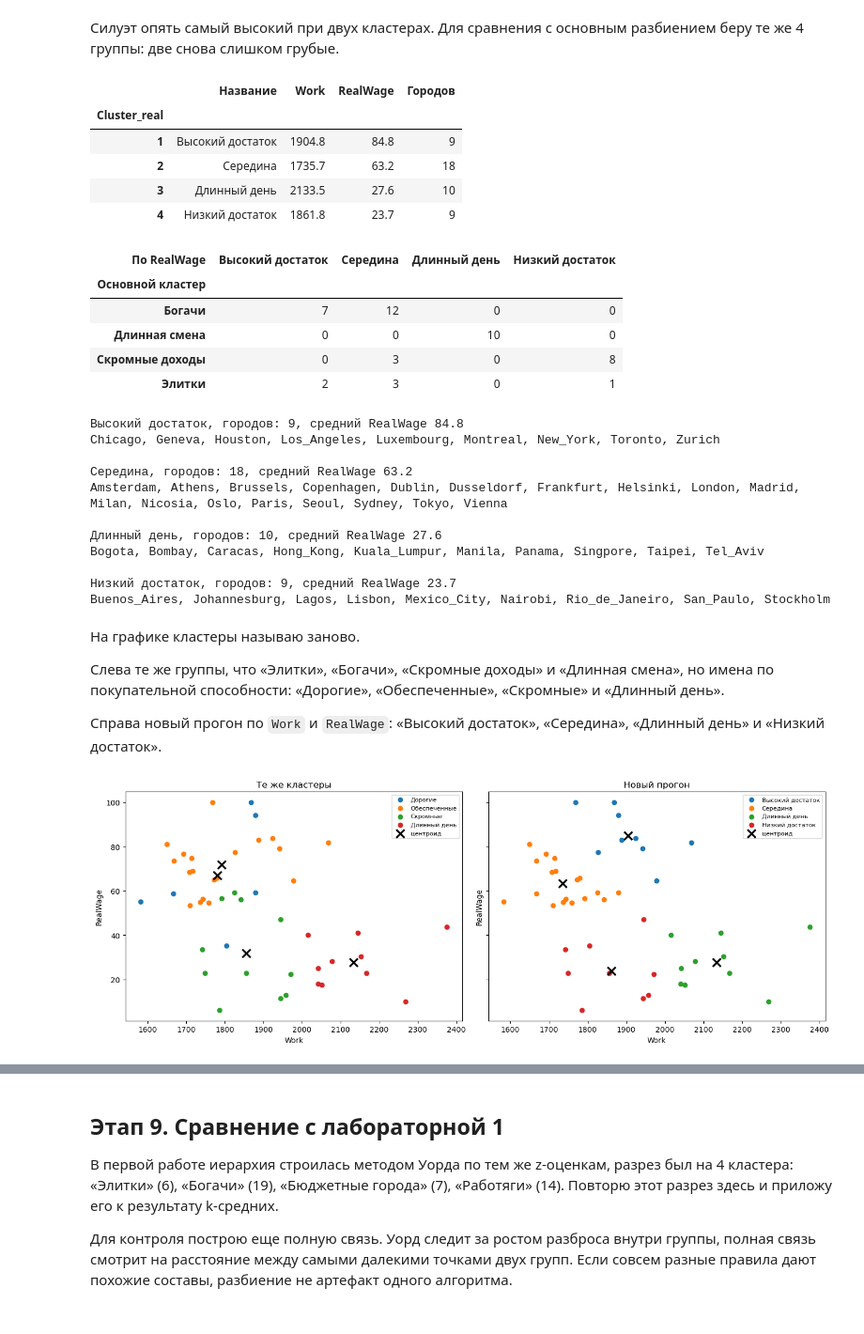
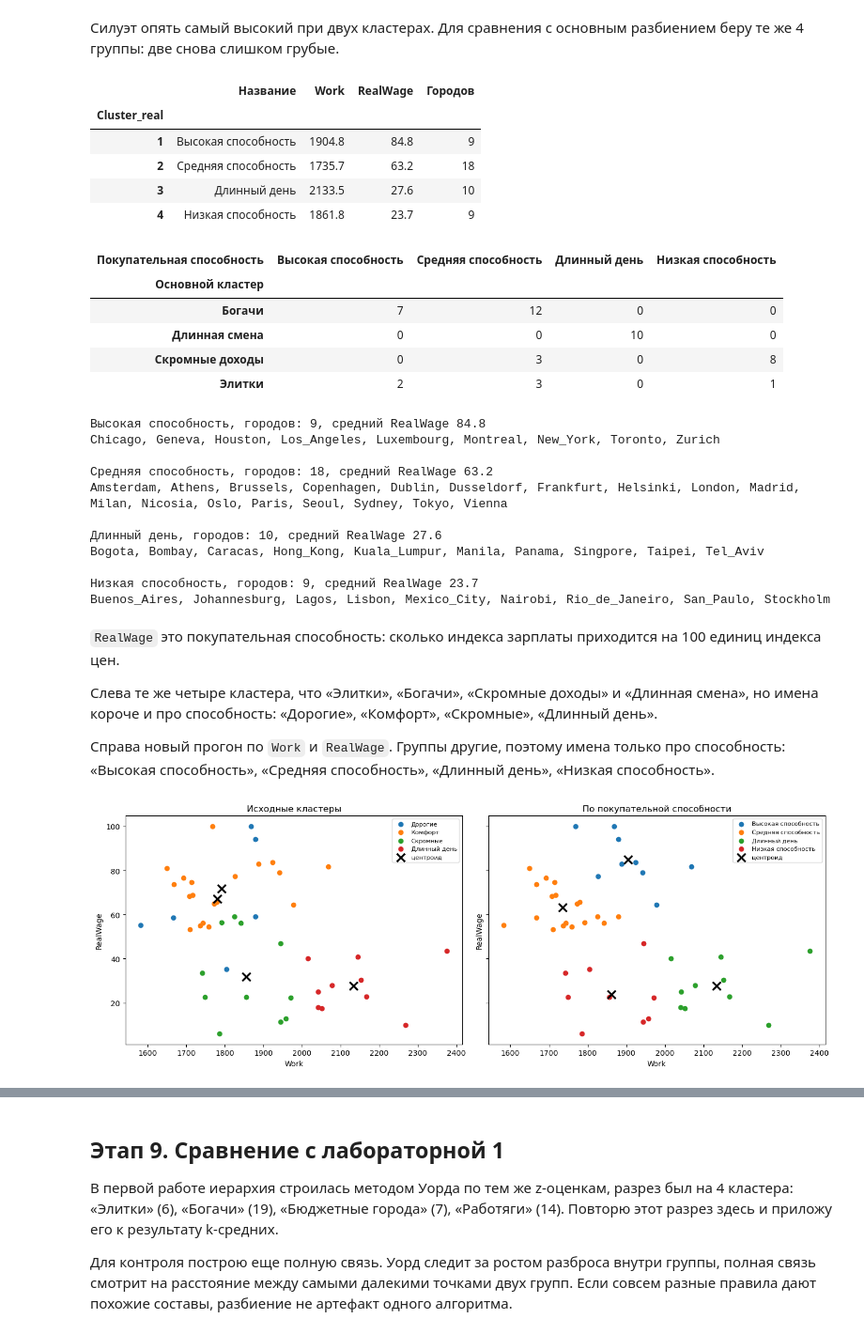
Before and after one commit to destorz11/Python-data-analysis, a Jupyter notebook: lab2_kmeans/notebooks/lab2_kmeans.ipynb, the cells around one changed output, grey strips where cells are left out. Shown at 94% size. Saved outputs shown, nothing was run; the diff lists cells and outputs as text; code cells hidden in the pictures.

Commit message:
Кластеры на графике названы по покупательной способности

```diff
--- a/lab2_kmeans/notebooks/lab2_kmeans.ipynb
+++ b/lab2_kmeans/notebooks/lab2_kmeans.ipynb
@@ -813,10 +813,10 @@ pd.Series(scores_real, index=range(2, 7), name='Silhouette').round(3).to_frame()
 Силуэт опять самый высокий при двух кластерах. Для сравнения с основным разбиением беру те же 4 группы: две снова слишком грубые.
 # %%
 real_names = {
-    1: 'Высокий достаток',
-    2: 'Середина',
+    1: 'Высокая способность',
+    2: 'Средняя способность',
     3: 'Длинный день',
-    4: 'Низкий достаток',
+    4: 'Низкая способность',
 }
 
 real_labels = KMeans(n_clusters=4, init='k-means++', n_init=50, random_state=0).fit(X_real).labels_
@@ -835,15 +835,15 @@ named = pd.Categorical(
     categories=[real_names[i] for i in range(1, 5)],
     ordered=True,
 )
-pd.crosstab(df_clusters['Название'], named, rownames=['Основной кластер'], colnames=['По RealWage'])
+pd.crosstab(df_clusters['Название'], named, rownames=['Основной кластер'], colnames=['Покупательная способность'])
 # %% [output]
 |  | Название | Work | RealWage | Городов |
 | Cluster_real |  |  |  |  |
-| 1 | Высокий достаток | 1904.8 | 84.8 | 9 |
-| 2 | Середина | 1735.7 | 63.2 | 18 |
+| 1 | Высокая способность | 1904.8 | 84.8 | 9 |
+| 2 | Средняя способность | 1735.7 | 63.2 | 18 |
 | 3 | Длинный день | 2133.5 | 27.6 | 10 |
-| 4 | Низкий достаток | 1861.8 | 23.7 | 9 |
+| 4 | Низкая способность | 1861.8 | 23.7 | 9 |
-| По RealWage | Высокий достаток | Середина | Длинный день | Низкий достаток |
+| Покупательная способность | Высокая способность | Средняя способность | Длинный день | Низкая способность |
 | Основной кластер |  |  |  |  |
 | Богачи | 7 | 12 | 0 | 0 |
 | Длинная смена | 0 | 0 | 10 | 0 |
@@ -856,62 +856,62 @@ for cluster in range(1, 5):
     print(', '.join(group.index))
     print()
 # %% [output]
-Высокий достаток, городов: 9, средний RealWage 84.8
+Высокая способность, городов: 9, средний RealWage 84.8
 Chicago, Geneva, Houston, Los_Angeles, Luxembourg, Montreal, New_York, Toronto, Zurich
 
-Середина, городов: 18, средний RealWage 63.2
+Средняя способность, городов: 18, средний RealWage 63.2
 Amsterdam, Athens, Brussels, Copenhagen, Dublin, Dusseldorf, Frankfurt, Helsinki, London, Madrid, Milan, Nicosia, Oslo, Paris, Seoul, Sydney, Tokyo, Vienna
 
 Длинный день, городов: 10, средний RealWage 27.6
 Bogota, Bombay, Caracas, Hong_Kong, Kuala_Lumpur, Manila, Panama, Singpore, Taipei, Tel_Aviv
 
-Низкий достаток, городов: 9, средний RealWage 23.7
+Низкая способность, городов: 9, средний RealWage 23.7
 Buenos_Aires, Johannesburg, Lagos, Lisbon, Mexico_City, Nairobi, Rio_de_Janeiro, San_Paulo, Stockholm
 # %% [markdown]
-На графике кластеры называю заново.
+`RealWage` это покупательная способность: сколько индекса зарплаты приходится на 100 единиц индекса цен.
 
-Слева те же группы, что «Элитки», «Богачи», «Скромные доходы» и «Длинная смена», но имена по покупательной способности: «Дорогие», «Обеспеченные», «Скромные» и «Длинный день».
+Слева те же четыре кластера, что «Элитки», «Богачи», «Скромные доходы» и «Длинная смена», но имена короче и про способность: «Дорогие», «Комфорт», «Скромные», «Длинный день».
 
-Справа новый прогон по `Work` и `RealWage`: «Высокий достаток», «Середина», «Длинный день» и «Низкий достаток».
+Справа новый прогон по `Work` и `RealWage`. Группы другие, поэтому имена только про способность: «Высокая способность», «Средняя способность», «Длинный день», «Низкая способность».
 # %%
 fig, axes = plt.subplots(1, 2, figsize=(14, 5.2), sharex=True, sharey=True)
 
 left_labels = {
     'Элитки': 'Дорогие',
-    'Богачи': 'Обеспеченные',
+    'Богачи': 'Комфорт',
     'Скромные доходы': 'Скромные',
     'Длинная смена': 'Длинный день',
 }
 for name in left_labels:
     group = df_clusters[df_clusters['Название'] == name]
     axes[0].scatter(group['Work'], group['RealWage'], label=left_labels[name])
 
 centers_main = df_clusters.groupby('Название')[['Work', 'RealWage']].mean().reindex(name_order)
 axes[0].scatter(
     centers_main['Work'], centers_main['RealWage'],
     c='black', marker='x', s=120, linewidths=2.5, zorder=4, label='центроид',
 )
 
 for cluster in range(1, 5):
     group = df_clusters[df_clusters['Cluster_real'] == cluster]
     axes[1].scatter(group['Work'], group['RealWage'], label=real_names[cluster])
 
 centers_real = df_clusters.groupby('Cluster_real')[['Work', 'RealWage']].mean()
 axes[1].scatter(
     centers_real['Work'], centers_real['RealWage'],
     c='black', marker='x', s=120, linewidths=2.5, zorder=4, label='центроид',
 )
 
-axes[0].set_title('Те же кластеры')
-axes[1].set_title('Новый прогон')
+axes[0].set_title('Исходные кластеры')
+axes[1].set_title('По покупательной способности')
 
 for ax in axes:
     ax.set_xlabel('Work')
     ax.set_ylabel('RealWage')
     ax.legend(fontsize=8)
 
 plt.tight_layout()
 plt.show()
 # %% [output]
-[figure, old version]
+[figure, new version]
 # %% [markdown]
```
Also changed, not shown: parts of 4 cells of this notebook.
